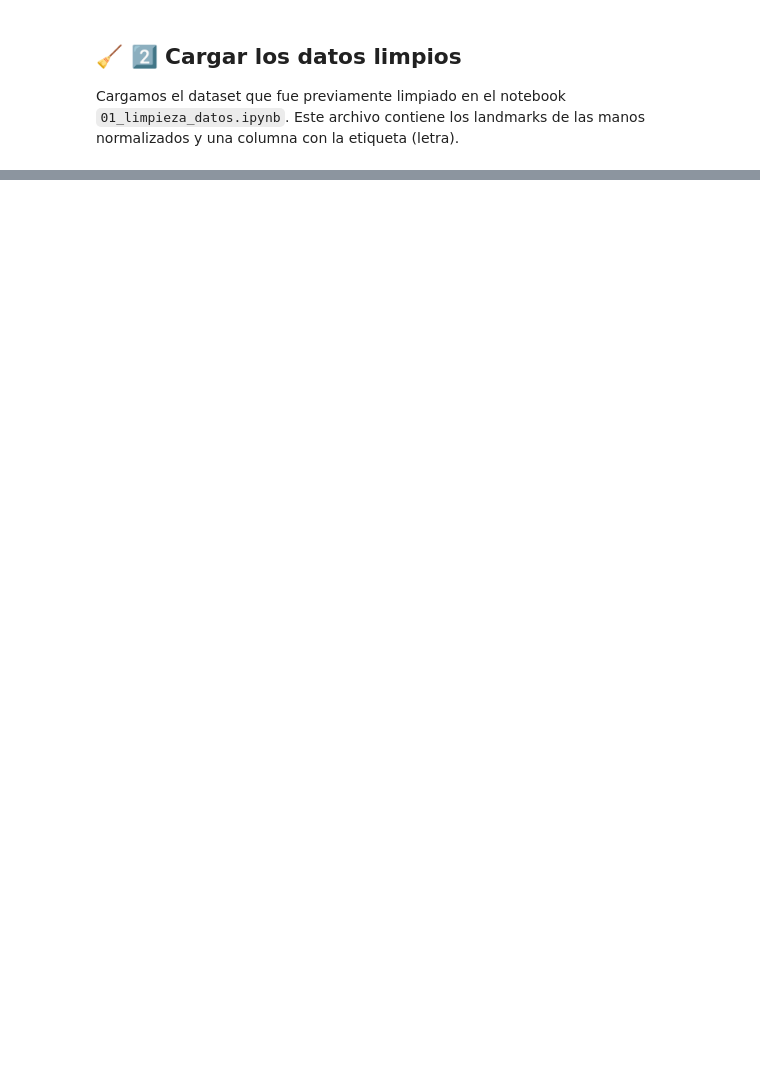
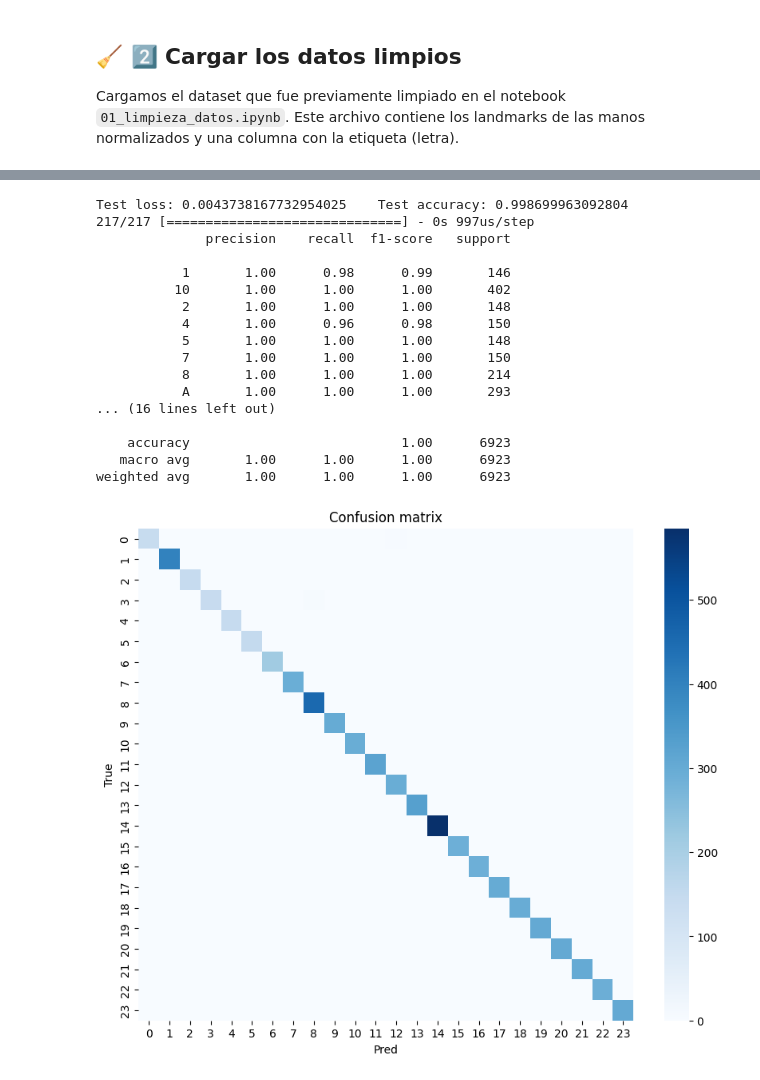
Before and after one commit to DiegoLunaPoli/Reconocimiento_Senias, a Jupyter notebook: notebooks/02_entrenamiento_modelo.ipynb, the cells around one changed output, grey strips where cells are left out. Drawn from its saved outputs; the diff is of its cells as text; code cells hidden in the pictures; blank space fills up the shorter version.

```diff
--- a/notebooks/02_entrenamiento_modelo.ipynb
+++ b/notebooks/02_entrenamiento_modelo.ipynb
@@ -148,0 +104,20 @@ El siguiente paso será crear un notebook para la **predicción en tiempo real**
+# %%
+input_dim = X_train.shape[1]
+model = Sequential([
+    Dense(256, activation='relu', input_shape=(input_dim,)),
+    Dropout(0.3),
+    Dense(128, activation='relu'),
+    Dropout(0.25),
+    Dense(num_classes, activation='softmax')
+])
+
+model.compile(optimizer='adam', loss='categorical_crossentropy', metrics=['accuracy'])
+model.summary()
+
+history = model.fit(
+    X_train, y_train_ohe,
+    validation_data=(X_val, y_val_ohe),
+    epochs=50,
+    batch_size=64,
+    verbose=2
+)
@@ -148,0 +142,43 @@ El siguiente paso será crear un notebook para la **predicción en tiempo real**
+# %%
+import numpy as np
+from sklearn.metrics import classification_report, confusion_matrix
+import seaborn as sns
+import matplotlib.pyplot as plt
+
+# Eval
+loss, acc = model.evaluate(X_test, y_test_ohe, verbose=0)
+print("Test loss:", loss, "   Test accuracy:", acc)
+
+# Predicciones
+y_pred_proba = model.predict(X_test)
+y_pred = np.argmax(y_pred_proba, axis=1)
+y_true = np.argmax(y_test_ohe, axis=1)
+
+print(classification_report(y_true, y_pred, target_names=[id2label[i] for i in range(num_classes)]))
+
+cm = confusion_matrix(y_true, y_pred)
+plt.figure(figsize=(10,8))
+sns.heatmap(cm, cmap='Blues')
+plt.title("Confusion matrix")
+plt.xlabel("Pred")
+plt.ylabel("True")
+plt.show()
+# %% [output]
+Test loss: 0.0043738167732954025    Test accuracy: 0.998699963092804
+217/217 [==============================] - 0s 997us/step
+              precision    recall  f1-score   support
+
+           1       1.00      0.98      0.99       146
+          10       1.00      1.00      1.00       402
+           2       1.00      1.00      1.00       148
+           4       1.00      0.96      0.98       150
+           5       1.00      1.00      1.00       148
+           7       1.00      1.00      1.00       150
+           8       1.00      1.00      1.00       214
+           A       1.00      1.00      1.00       293
+... (16 lines left out)
+
+    accuracy                           1.00      6923
+   macro avg       1.00      1.00      1.00      6923
+weighted avg       1.00      1.00      1.00      6923
+[figure, added]
```
Also changed, not shown: parts of 26 cells of this notebook, 12 other files.
